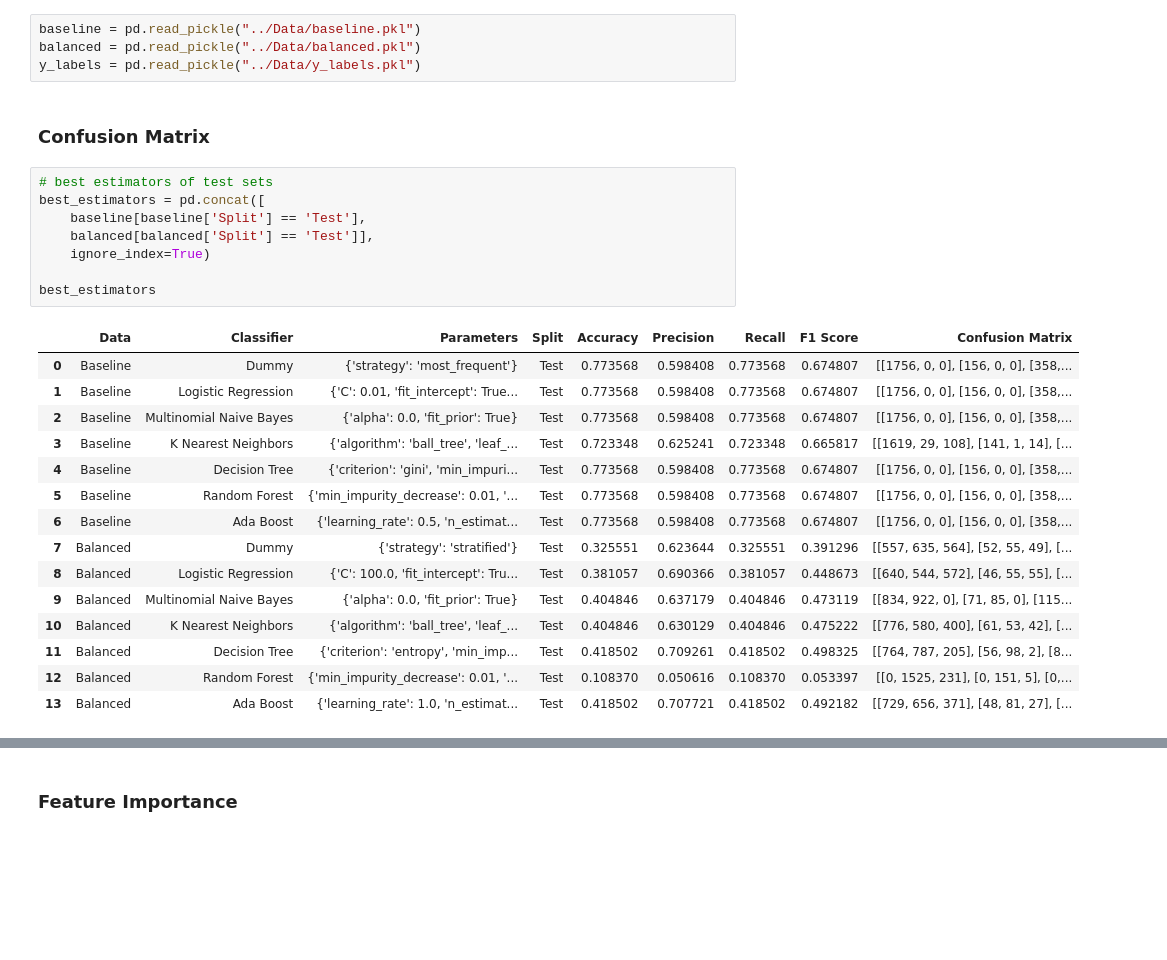
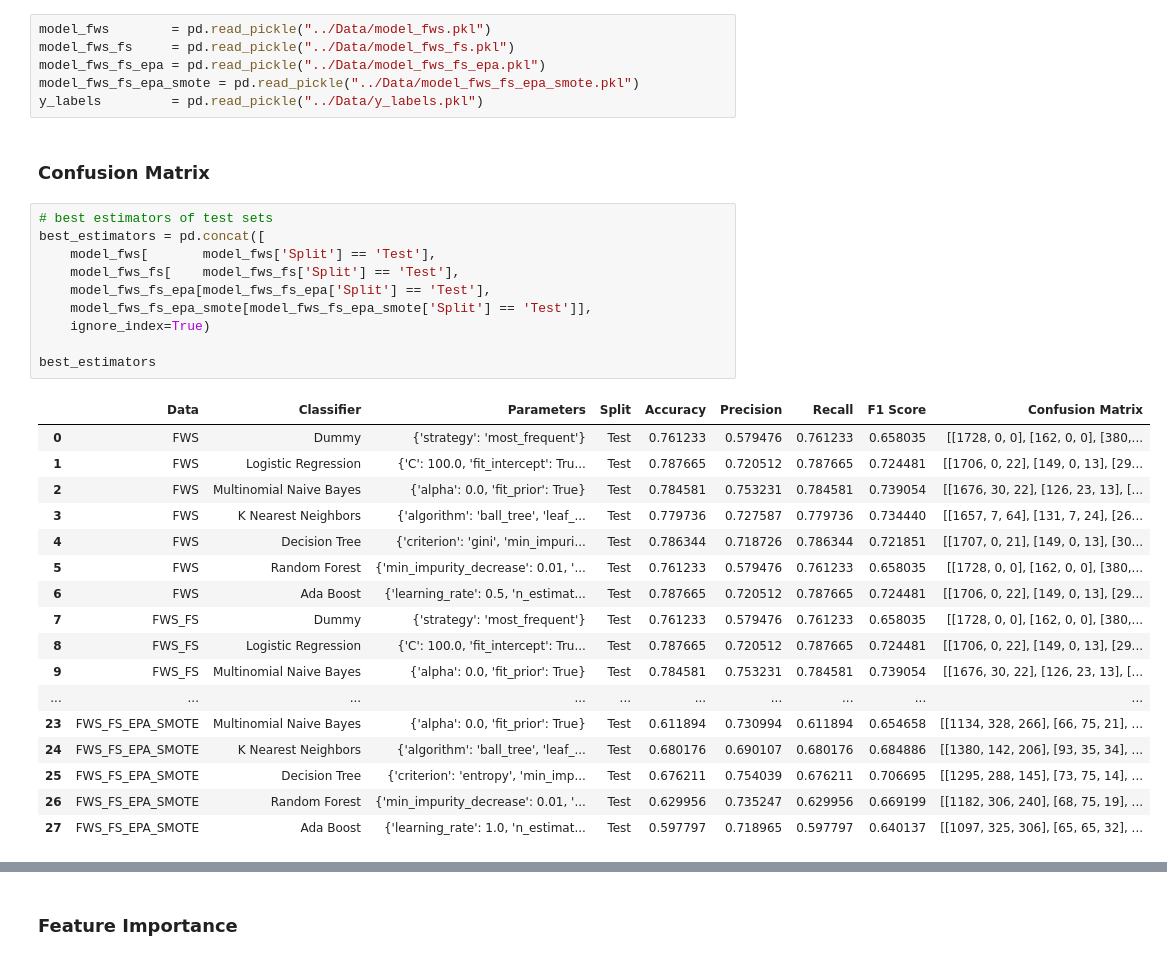
Before and after one commit to acdick/endangered_species_classification, a Jupyter notebook: Source/07_Interpretation.ipynb, the cells around one changed output, grey strips where cells are left out. Drawn from its saved outputs; the diff is of its cells as text; blank space fills up the shorter version.

```diff
--- a/Source/07_Interpretation.ipynb
+++ b/Source/07_Interpretation.ipynb
@@ -14,35 +14,41 @@ plotly.tools.set_credentials_file(username=plotly_id, api_key=plotly_key)
 # %% [markdown]
 ### Load Estimators
 # %%
-baseline = pd.read_pickle("../Data/baseline.pkl")
-balanced = pd.read_pickle("../Data/balanced.pkl")
-y_labels = pd.read_pickle("../Data/y_labels.pkl")
+model_fws        = pd.read_pickle("../Data/model_fws.pkl")
+model_fws_fs     = pd.read_pickle("../Data/model_fws_fs.pkl")
+model_fws_fs_epa = pd.read_pickle("../Data/model_fws_fs_epa.pkl")
+model_fws_fs_epa_smote = pd.read_pickle("../Data/model_fws_fs_epa_smote.pkl")
+y_labels         = pd.read_pickle("../Data/y_labels.pkl")
 # %% [markdown]
 ### Confusion Matrix
 # %%
 # best estimators of test sets
 best_estimators = pd.concat([
-    baseline[baseline['Split'] == 'Test'],
-    balanced[balanced['Split'] == 'Test']],
+    model_fws[       model_fws['Split'] == 'Test'],
+    model_fws_fs[    model_fws_fs['Split'] == 'Test'],
+    model_fws_fs_epa[model_fws_fs_epa['Split'] == 'Test'],
+    model_fws_fs_epa_smote[model_fws_fs_epa_smote['Split'] == 'Test']],
     ignore_index=True)
 
 best_estimators
 # %% [output]
 |  | Data | Classifier | Parameters | Split | Accuracy | Precision | Recall | F1 Score | Confusion Matrix |
-| 0 | Baseline | Dummy | {'strategy': 'most_frequent'} | Test | 0.773568 | 0.598408 | 0.773568 | 0.674807 | [[1756, 0, 0], [156, 0, 0], [358,... |
-| 1 | Baseline | Logistic Regression | {'C': 0.01, 'fit_intercept': True... | Test | 0.773568 | 0.598408 | 0.773568 | 0.674807 | [[1756, 0, 0], [156, 0, 0], [358,... |
-| 2 | Baseline | Multinomial Naive Bayes | {'alpha': 0.0, 'fit_prior': True} | Test | 0.773568 | 0.598408 | 0.773568 | 0.674807 | [[1756, 0, 0], [156, 0, 0], [358,... |
-| 3 | Baseline | K Nearest Neighbors | {'algorithm': 'ball_tree', 'leaf_... | Test | 0.723348 | 0.625241 | 0.723348 | 0.665817 | [[1619, 29, 108], [141, 1, 14], [... |
-| 4 | Baseline | Decision Tree | {'criterion': 'gini', 'min_impuri... | Test | 0.773568 | 0.598408 | 0.773568 | 0.674807 | [[1756, 0, 0], [156, 0, 0], [358,... |
-| 5 | Baseline | Random Forest | {'min_impurity_decrease': 0.01, '... | Test | 0.773568 | 0.598408 | 0.773568 | 0.674807 | [[1756, 0, 0], [156, 0, 0], [358,... |
-| 6 | Baseline | Ada Boost | {'learning_rate': 0.5, 'n_estimat... | Test | 0.773568 | 0.598408 | 0.773568 | 0.674807 | [[1756, 0, 0], [156, 0, 0], [358,... |
-| 7 | Balanced | Dummy | {'strategy': 'stratified'} | Test | 0.325551 | 0.623644 | 0.325551 | 0.391296 | [[557, 635, 564], [52, 55, 49], [... |
-| 8 | Balanced | Logistic Regression | {'C': 100.0, 'fit_intercept': Tru... | Test | 0.381057 | 0.690366 | 0.381057 | 0.448673 | [[640, 544, 572], [46, 55, 55], [... |
-| 9 | Balanced | Multinomial Naive Bayes | {'alpha': 0.0, 'fit_prior': True} | Test | 0.404846 | 0.637179 | 0.404846 | 0.473119 | [[834, 922, 0], [71, 85, 0], [115... |
-| 10 | Balanced | K Nearest Neighbors | {'algorithm': 'ball_tree', 'leaf_... | Test | 0.404846 | 0.630129 | 0.404846 | 0.475222 | [[776, 580, 400], [61, 53, 42], [... |
-| 11 | Balanced | Decision Tree | {'criterion': 'entropy', 'min_imp... | Test | 0.418502 | 0.709261 | 0.418502 | 0.498325 | [[764, 787, 205], [56, 98, 2], [8... |
-| 12 | Balanced | Random Forest | {'min_impurity_decrease': 0.01, '... | Test | 0.108370 | 0.050616 | 0.108370 | 0.053397 | [[0, 1525, 231], [0, 151, 5], [0,... |
-| 13 | Balanced | Ada Boost | {'learning_rate': 1.0, 'n_estimat... | Test | 0.418502 | 0.707721 | 0.418502 | 0.492182 | [[729, 656, 371], [48, 81, 27], [... |
+| 0 | FWS | Dummy | {'strategy': 'most_frequent'} | Test | 0.761233 | 0.579476 | 0.761233 | 0.658035 | [[1728, 0, 0], [162, 0, 0], [380,... |
+| 1 | FWS | Logistic Regression | {'C': 100.0, 'fit_intercept': Tru... | Test | 0.787665 | 0.720512 | 0.787665 | 0.724481 | [[1706, 0, 22], [149, 0, 13], [29... |
+| 2 | FWS | Multinomial Naive Bayes | {'alpha': 0.0, 'fit_prior': True} | Test | 0.784581 | 0.753231 | 0.784581 | 0.739054 | [[1676, 30, 22], [126, 23, 13], [... |
+| 3 | FWS | K Nearest Neighbors | {'algorithm': 'ball_tree', 'leaf_... | Test | 0.779736 | 0.727587 | 0.779736 | 0.734440 | [[1657, 7, 64], [131, 7, 24], [26... |
+| 4 | FWS | Decision Tree | {'criterion': 'gini', 'min_impuri... | Test | 0.786344 | 0.718726 | 0.786344 | 0.721851 | [[1707, 0, 21], [149, 0, 13], [30... |
+| 5 | FWS | Random Forest | {'min_impurity_decrease': 0.01, '... | Test | 0.761233 | 0.579476 | 0.761233 | 0.658035 | [[1728, 0, 0], [162, 0, 0], [380,... |
+| 6 | FWS | Ada Boost | {'learning_rate': 0.5, 'n_estimat... | Test | 0.787665 | 0.720512 | 0.787665 | 0.724481 | [[1706, 0, 22], [149, 0, 13], [29... |
+| 7 | FWS_FS | Dummy | {'strategy': 'most_frequent'} | Test | 0.761233 | 0.579476 | 0.761233 | 0.658035 | [[1728, 0, 0], [162, 0, 0], [380,... |
+| 8 | FWS_FS | Logistic Regression | {'C': 100.0, 'fit_intercept': Tru... | Test | 0.787665 | 0.720512 | 0.787665 | 0.724481 | [[1706, 0, 22], [149, 0, 13], [29... |
+| 9 | FWS_FS | Multinomial Naive Bayes | {'alpha': 0.0, 'fit_prior': True} | Test | 0.784581 | 0.753231 | 0.784581 | 0.739054 | [[1676, 30, 22], [126, 23, 13], [... |
+| ... | ... | ... | ... | ... | ... | ... | ... | ... | ... |
+| 23 | FWS_FS_EPA_SMOTE | Multinomial Naive Bayes | {'alpha': 0.0, 'fit_prior': True} | Test | 0.611894 | 0.730994 | 0.611894 | 0.654658 | [[1134, 328, 266], [66, 75, 21], ... |
+| 24 | FWS_FS_EPA_SMOTE | K Nearest Neighbors | {'algorithm': 'ball_tree', 'leaf_... | Test | 0.680176 | 0.690107 | 0.680176 | 0.684886 | [[1380, 142, 206], [93, 35, 34], ... |
+| 25 | FWS_FS_EPA_SMOTE | Decision Tree | {'criterion': 'entropy', 'min_imp... | Test | 0.676211 | 0.754039 | 0.676211 | 0.706695 | [[1295, 288, 145], [73, 75, 14], ... |
+| 26 | FWS_FS_EPA_SMOTE | Random Forest | {'min_impurity_decrease': 0.01, '... | Test | 0.629956 | 0.735247 | 0.629956 | 0.669199 | [[1182, 306, 240], [68, 75, 19], ... |
+| 27 | FWS_FS_EPA_SMOTE | Ada Boost | {'learning_rate': 1.0, 'n_estimat... | Test | 0.597797 | 0.718965 | 0.597797 | 0.640137 | [[1097, 325, 306], [65, 65, 32], ... |
 # %%
 # plot accuracy
 accuracy = best_estimators.pivot(index='Classifier',columns='Data',values='Accuracy')
```
Also changed, not shown: parts of 4 cells of this notebook, 16 other files.
